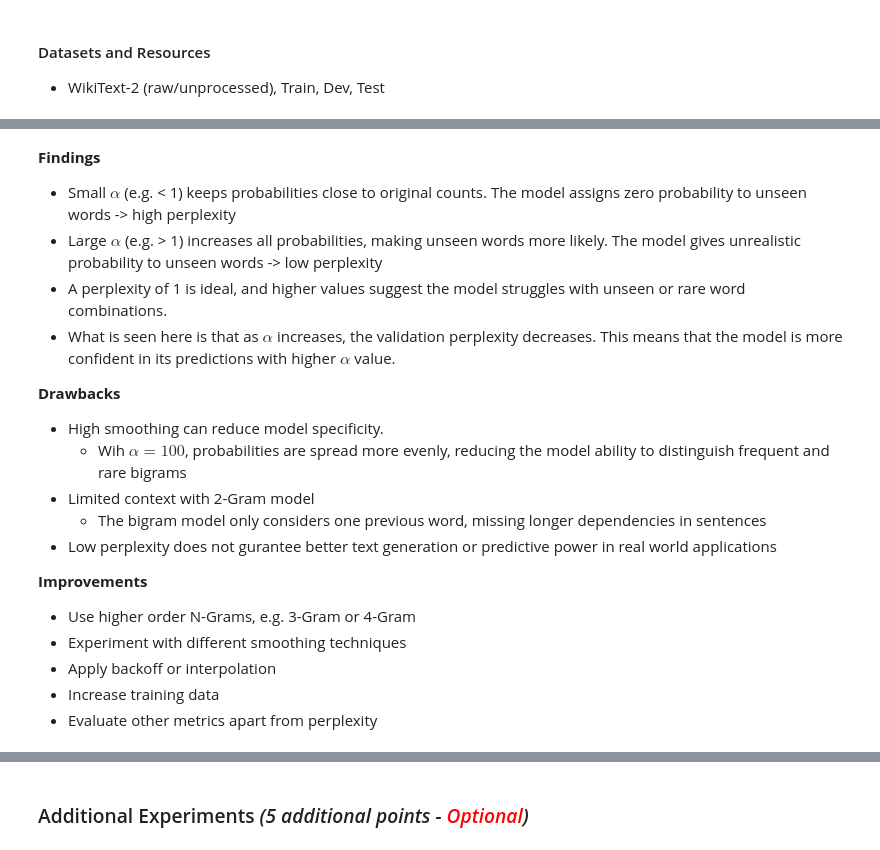
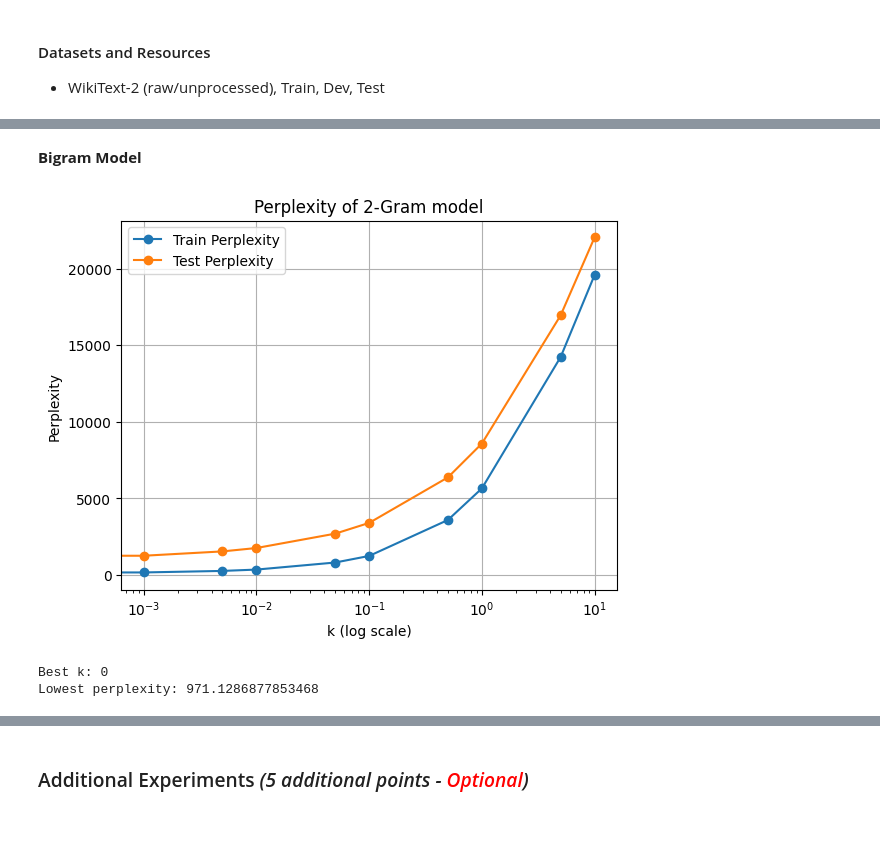
Before and after one commit to jdai01/CAI_NatL, a Jupyter notebook: Assignment 1/Assignment_1.ipynb, the cells around one changed output, grey strips where cells are left out. Drawn from its saved outputs; the diff is of its cells as text; code cells hidden in the pictures.

```diff
--- a/Assignment 1/Assignment_1.ipynb
+++ b/Assignment 1/Assignment_1.ipynb
@@ -16,3 +21,10 @@ General Rules:
+# %%
+# Load filenames
+data_folder = "data"
+jungle_file = os.path.join(data_folder, "jungle_book.txt")
+wiki_train_file = os.path.join(data_folder, "wiki.train.raw")
+wiki_valid_file = os.path.join(data_folder, "wiki.valid.raw")
+wiki_test_file = os.path.join(data_folder, "wiki.test.raw")
 # %% [markdown]
 ### Question 1: Zipf’s law *(20 points)*
 # %% [markdown]
@@ -27,10 +39,9 @@ import string
 import re
 
 ###### TO DO ##########
-filename = "jungle_book.txt"
 word_freq = dict()
 
-with open(filename, "r", encoding="utf-8") as file:
+with open(jungle_file, "r", encoding="utf-8") as file:
     content = file.read()   # read content of file
     words = re.split(r"[^\w']+", content) # split content with non-alphabet into words, exclude '
     words = [word.lower() for word in words if word.isalpha()] # make all words lower letter
@@ -153,11 +156,10 @@ import math
 from collections import Counter
 
 ###### TO DO #########
-filename = "jungle_book.txt"
 word_pair = list()
 pmi_word_pair = dict()
 
-with open(filename, "r", encoding="utf-8") as file:
+with open(jungle_file, "r", encoding="utf-8") as file:
     content = file.read()   # read content of file
     words = re.split(r"\W+", content) # split content with non-alphabet into words
     words = [word.lower() for word in words if word.isalpha()] # make all words lower letter
@@ -605,22 +471,27 @@ Final Test Perplexity: 294.43278604090057
-# %% [markdown]
-**Findings**
-- Small $\alpha$ (e.g. < 1) keeps probabilities close to original counts. The model assigns zero probability to unseen words -> high perplexity
-- Large $\alpha$ (e.g. > 1) increases all probabilities, making unseen words more likely. The model gives unrealistic probability to unseen words -> low perplexity
-- A perplexity of 1 is ideal, and higher values suggest the model struggles with unseen or rare word combinations.
-- What is seen here is that as $\alpha$ increases, the validation perplexity decreases. This means that the model is more confident in its predictions with higher $\alpha$ value.
-
-
-**Drawbacks**
-- High smoothing can reduce model specificity.
-    - Wih $\alpha = 100$, probabilities are spread more evenly, reducing the model ability to distinguish frequent and rare bigrams
-- Limited context with 2-Gram model
-    - The bigram model only considers one previous word, missing longer dependencies in sentences
-- Low perplexity does not gurantee better text generation or predictive power in real world applications
-
-
-**Improvements**
-- Use higher order N-Grams, e.g. 3-Gram or 4-Gram
-- Experiment with different smoothing techniques
-- Apply backoff or interpolation
-- Increase training data
-- Evaluate other metrics apart from perplexity
+# %%
+# Load dataset and preprocess
+train_content = load_dataset(wiki_train_file)
+val_content = load_dataset(wiki_valid_file)
+test_content = load_dataset(wiki_test_file)
+
+train_words = preprocess(train_content)
+val_words = preprocess(val_content)
+test_words = preprocess(test_content)
+
+# K-values
+k_values = [0, 0.001, 0.005, 0.01, 0.05, 0.1, 0.5, 1, 5, 10]
+k_values.sort()
+# %% [markdown]
+**Bigram Model**
+# %%
+# Load model
+bigram = NgramModel(2)
+bigram.train(train_words)
+bigram.optimise(k_values, val_words, test_words)
+bigram.plot_perplexity(k_values, "output/bigram-perplexity.png")
+
+print(f"Best k: {bigram.best_k} \nLowest perplexity: {bigram.lowest_perplexity}")
+# %% [output]
+[figure, added]
+Best k: 0
+Lowest perplexity: 971.1286877853468
```
Also changed, not shown: parts of 22 cells of this notebook, 1 other file.
